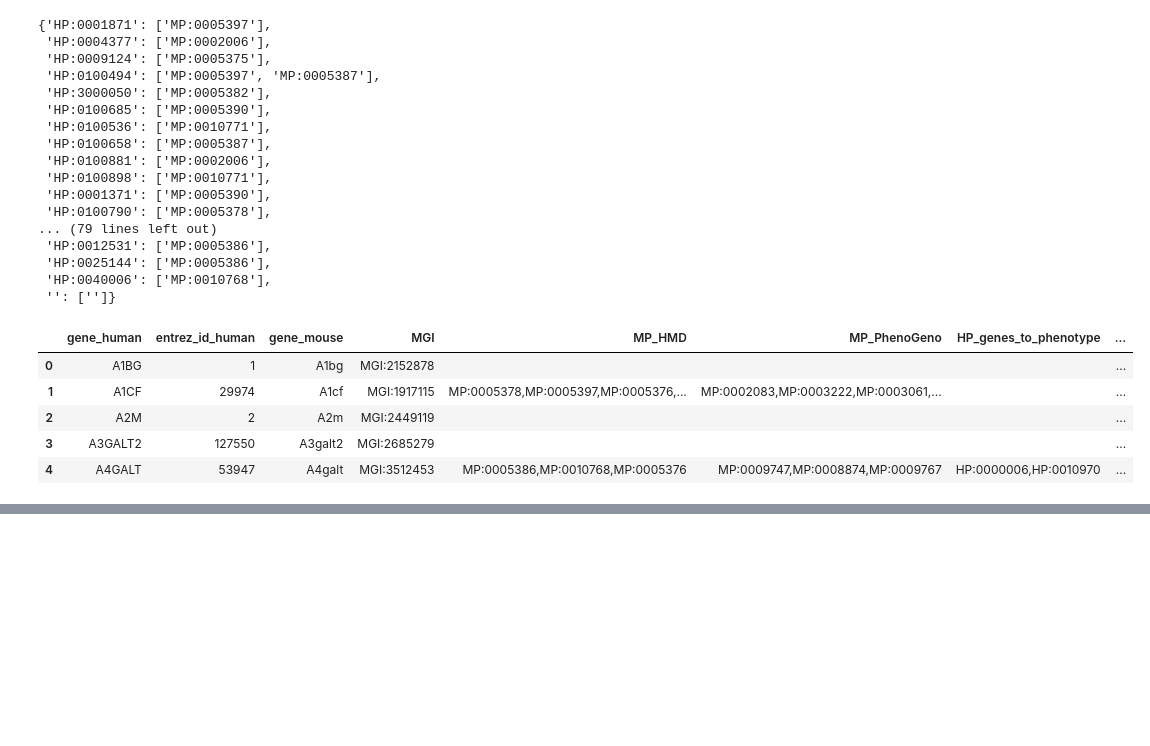
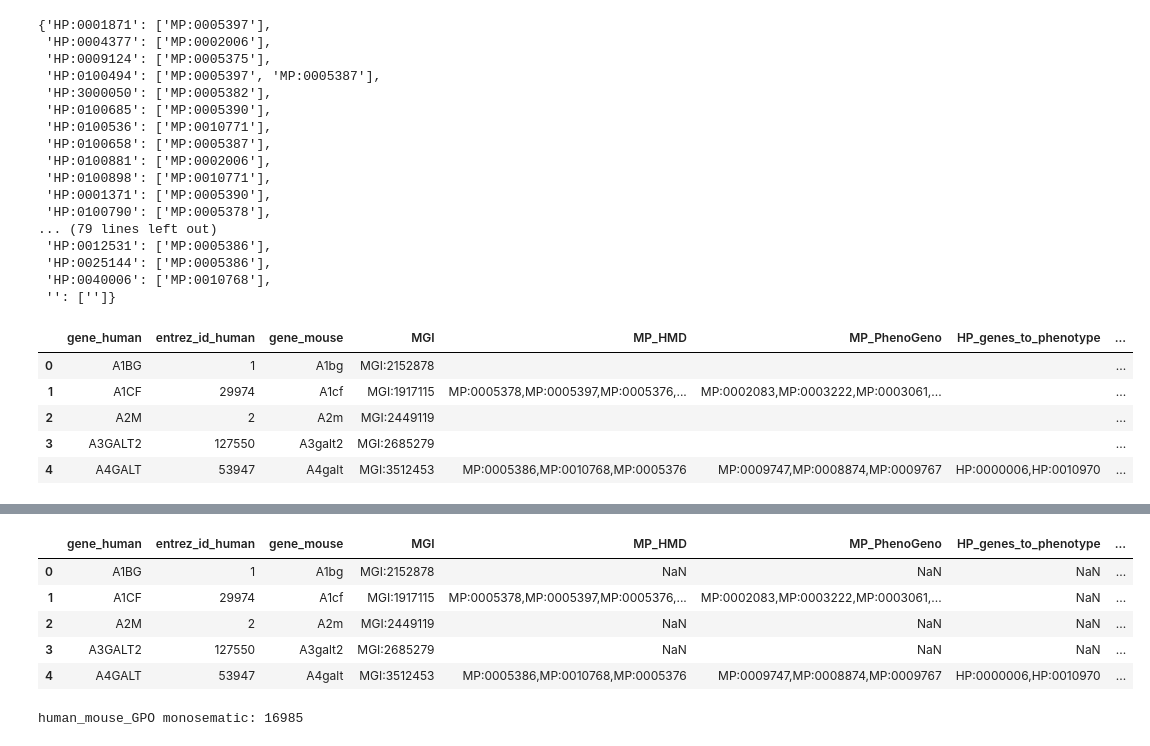
Before and after one commit to pavlovanadia/genotype_to_phenotype, a Jupyter notebook: scripts/dataset_consolidation.ipynb, the cells around one changed output, grey strips where cells are left out. Saved outputs shown, nothing was run; the diff lists cells and outputs as text; code cells hidden in the pictures; blank space fills up the shorter version.

```diff
--- a/scripts/dataset_consolidation.ipynb
+++ b/scripts/dataset_consolidation.ipynb
@@ -282,0 +322,44 @@ f_out.close()
+# %%
+gpo = pd.read_csv(
+    "../databases/human_mouse_GPO.tsv", delimiter="\t"
+)
+
+gpo.head()
+# %% [output]
+|  | gene_human | entrez_id_human | gene_mouse | MGI | MP_HMD | MP_PhenoGeno | HP_genes_to_phenotype | ... |
+| 0 | A1BG | 1 | A1bg | MGI:2152878 | NaN | NaN | NaN | ... |
+| 1 | A1CF | 29974 | A1cf | MGI:1917115 | MP:0005378,MP:0005397,MP:0005376,... | MP:0002083,MP:0003222,MP:0003061,... | NaN | ... |
+| 2 | A2M | 2 | A2m | MGI:2449119 | NaN | NaN | NaN | ... |
+| 3 | A3GALT2 | 127550 | A3galt2 | MGI:2685279 | NaN | NaN | NaN | ... |
+| 4 | A4GALT | 53947 | A4galt | MGI:3512453 | MP:0005386,MP:0010768,MP:0005376 | MP:0009747,MP:0008874,MP:0009767 | HP:0000006,HP:0010970 | ... |
+# %%
+# Filtering the database by monosemantic feature and
+# Creating the monosemantic dataset
+
+gene_count_human = (
+    pd.DataFrame(gpo.entrez_id_human.value_counts())
+    .reset_index()
+    .rename(columns={"count": "count_human"})
+)
+
+gene_count_mouse = (
+    pd.DataFrame(gpo.MGI.value_counts())
+    .reset_index()
+    .rename(columns={"count": "count_mouse"})
+)
+
+gpo_gene_count = gpo.merge(
+    gene_count_human, on="entrez_id_human", how="left"
+).merge(gene_count_mouse, on="MGI", how="left")
+
+gpo_mono = gpo_gene_count[
+    (gpo_gene_count.count_human == 1) & (gpo_gene_count.count_mouse == 1)
+]
+
+gpo_mono = gpo_mono.drop(["count_human", "count_mouse"], axis=1)
+
+gpo_mono.to_csv("../databases/human_mouse_GPO_mono.tsv", sep="\t", index=False)
+
+print(f"human_mouse_GPO monosematic: {gpo_mono.shape[0]}")
+# %% [output]
+human_mouse_GPO monosematic: 16985
```
Also changed, not shown: parts of 20 cells of this notebook.
